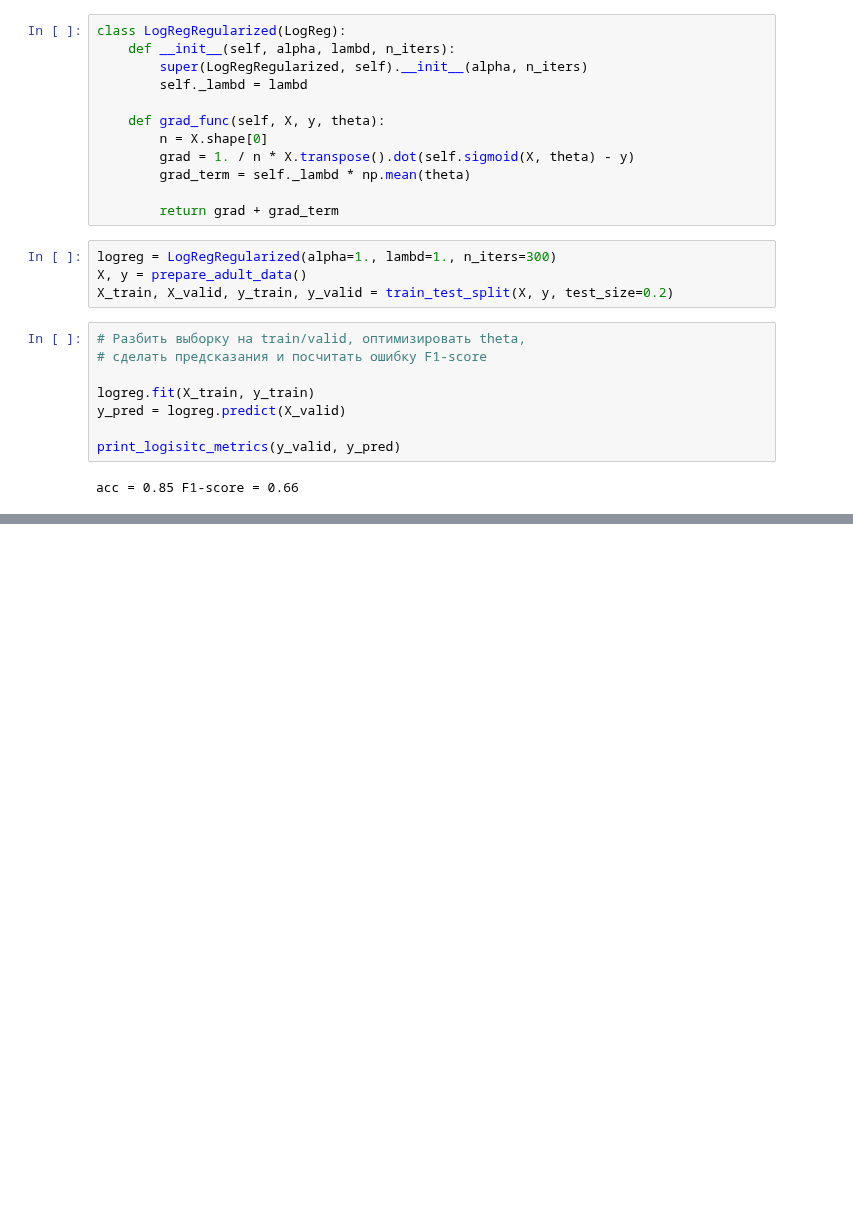
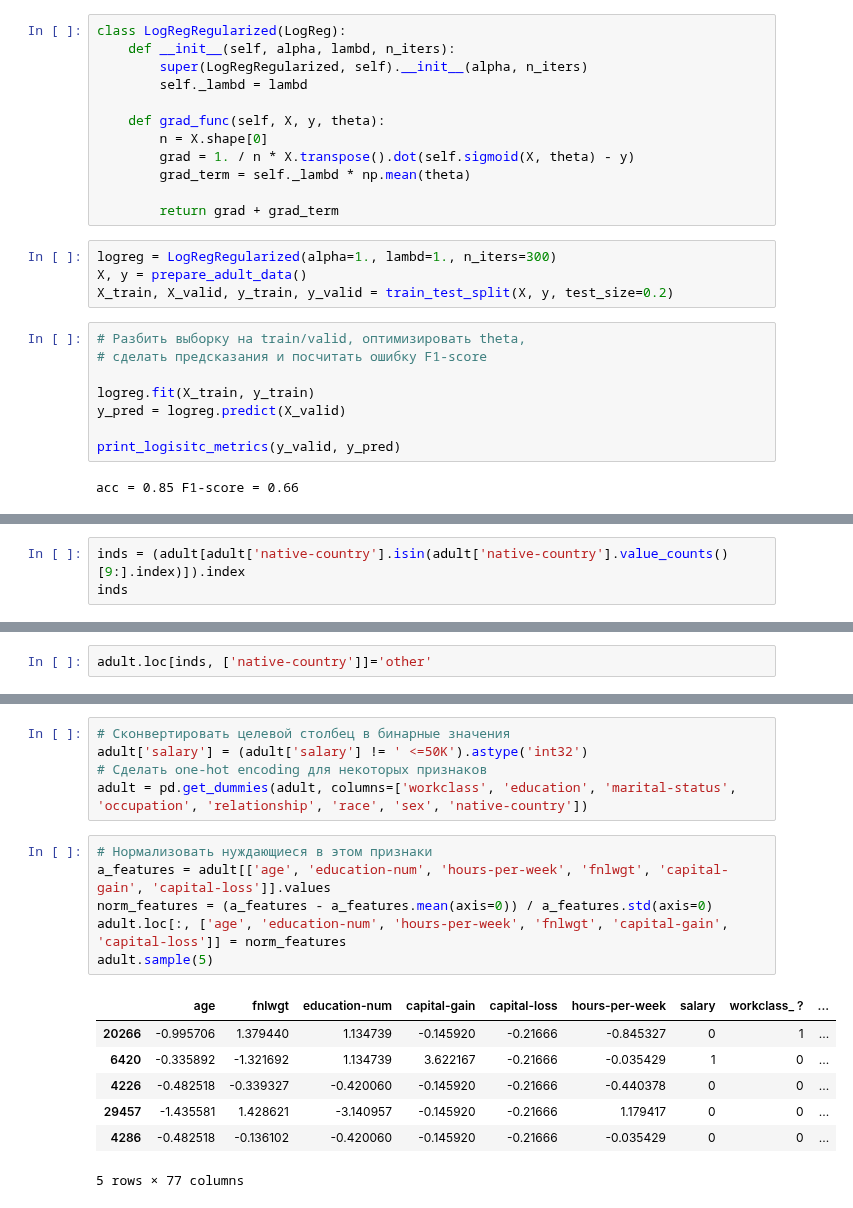
Before and after one commit to greg-kan/mlda, a Jupyter notebook: SkillFactory/unit_4/log_reg_practice.ipynb, the cells around one changed output, grey strips where cells are left out. Cells and saved outputs as stored; diff of their text form; blank space fills up the shorter version.

```diff
--- a/SkillFactory/unit_4/log_reg_practice.ipynb
+++ b/SkillFactory/unit_4/log_reg_practice.ipynb
@@ -412,0 +625,3 @@ calc_and_plot_roc(y_valid, y_pred_proba)
+# %%
+inds = (adult[adult['native-country'].isin(adult['native-country'].value_counts()[9:].index)]).index
+inds
@@ -412,0 +635,2 @@ calc_and_plot_roc(y_valid, y_pred_proba)
+# %%
+adult.loc[inds, ['native-country']]='other'
@@ -412,0 +651,19 @@ calc_and_plot_roc(y_valid, y_pred_proba)
+# %%
+# Сконвертировать целевой столбец в бинарные значения
+adult['salary'] = (adult['salary'] != ' <=50K').astype('int32')
+# Сделать one-hot encoding для некоторых признаков
+adult = pd.get_dummies(adult, columns=['workclass', 'education', 'marital-status', 'occupation', 'relationship', 'race', 'sex', 'native-country'])
+# %%
+# Нормализовать нуждающиеся в этом признаки
+a_features = adult[['age', 'education-num', 'hours-per-week', 'fnlwgt', 'capital-gain', 'capital-loss']].values
+norm_features = (a_features - a_features.mean(axis=0)) / a_features.std(axis=0)
+adult.loc[:, ['age', 'education-num', 'hours-per-week', 'fnlwgt', 'capital-gain', 'capital-loss']] = norm_features
+adult.sample(5)
+# %% [output]
+|  | age | fnlwgt | education-num | capital-gain | capital-loss | hours-per-week | salary | workclass_ ? | ... |
+| 20266 | -0.995706 | 1.379440 | 1.134739 | -0.145920 | -0.21666 | -0.845327 | 0 | 1 | ... |
+| 6420 | -0.335892 | -1.321692 | 1.134739 | 3.622167 | -0.21666 | -0.035429 | 1 | 0 | ... |
+| 4226 | -0.482518 | -0.339327 | -0.420060 | -0.145920 | -0.21666 | -0.440378 | 0 | 0 | ... |
+| 29457 | -1.435581 | 1.428621 | -3.140957 | -0.145920 | -0.21666 | 1.179417 | 0 | 0 | ... |
+| 4286 | -0.482518 | -0.136102 | -0.420060 | -0.145920 | -0.21666 | -0.035429 | 0 | 0 | ... |
+5 rows × 77 columns
```
Also changed, not shown: parts of 48 cells of this notebook, 13 other files.
